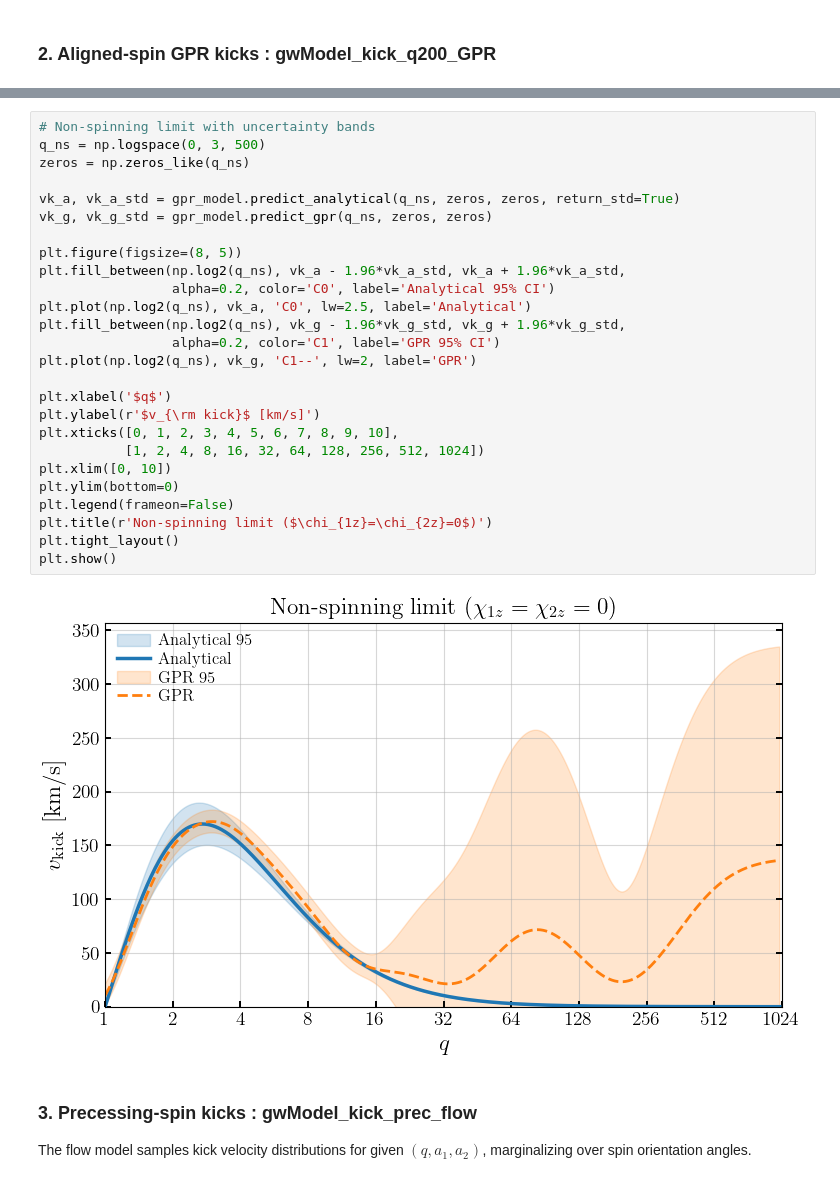
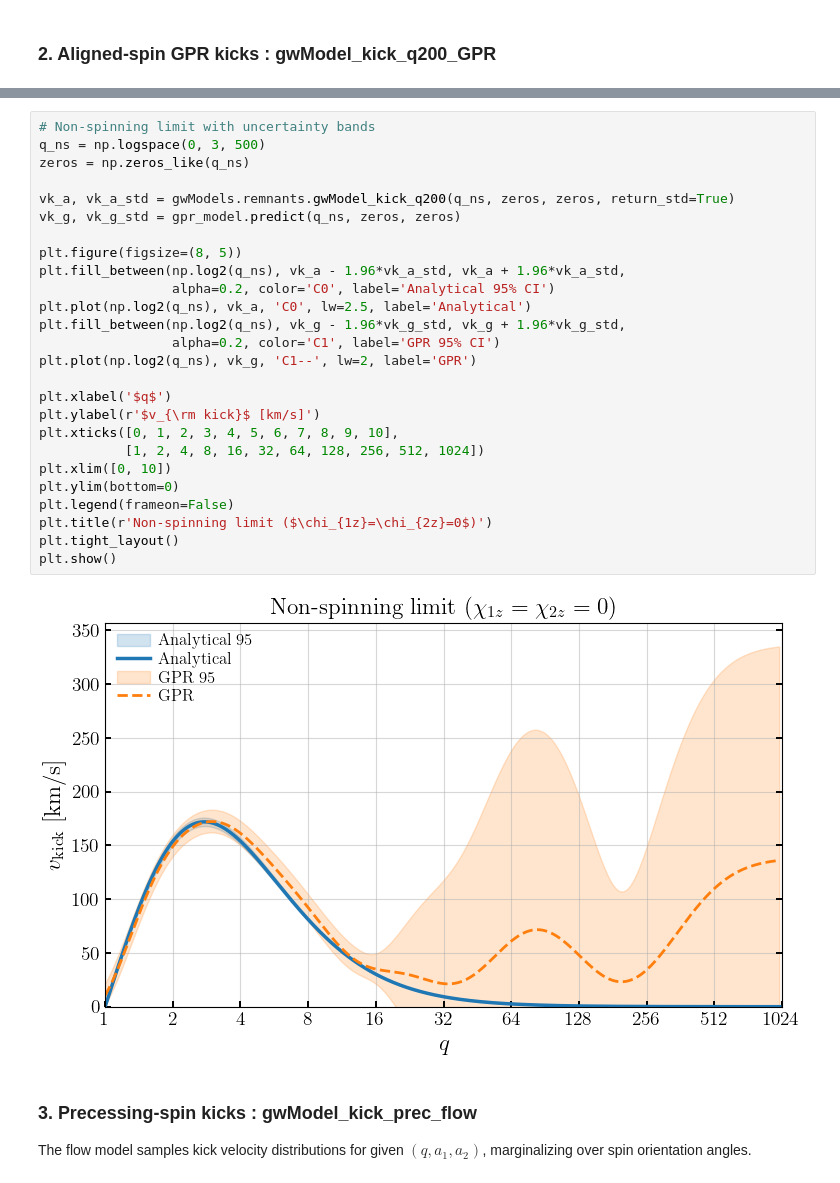
Before and after one commit to tousifislam/gwModels, a Jupyter notebook: tutorials/5_1_gwModels_kicks.ipynb, the cells around one changed output, grey strips where cells are left out. Drawn from its saved outputs; the diff is of its cells as text.

```diff
--- a/tutorials/5_1_gwModels_kicks.ipynb
+++ b/tutorials/5_1_gwModels_kicks.ipynb
@@ -129,31 +128,31 @@ plt.show()
 # %%
 # Non-spinning limit with uncertainty bands
 q_ns = np.logspace(0, 3, 500)
 zeros = np.zeros_like(q_ns)
 
-vk_a, vk_a_std = gpr_model.predict_analytical(q_ns, zeros, zeros, return_std=True)
-vk_g, vk_g_std = gpr_model.predict_gpr(q_ns, zeros, zeros)
+vk_a, vk_a_std = gwModels.remnants.gwModel_kick_q200(q_ns, zeros, zeros, return_std=True)
+vk_g, vk_g_std = gpr_model.predict(q_ns, zeros, zeros)
 
 plt.figure(figsize=(8, 5))
 plt.fill_between(np.log2(q_ns), vk_a - 1.96*vk_a_std, vk_a + 1.96*vk_a_std,
                  alpha=0.2, color='C0', label='Analytical 95% CI')
 plt.plot(np.log2(q_ns), vk_a, 'C0', lw=2.5, label='Analytical')
 plt.fill_between(np.log2(q_ns), vk_g - 1.96*vk_g_std, vk_g + 1.96*vk_g_std,
                  alpha=0.2, color='C1', label='GPR 95% CI')
 plt.plot(np.log2(q_ns), vk_g, 'C1--', lw=2, label='GPR')
 
 plt.xlabel('$q$')
 plt.ylabel(r'$v_{\rm kick}$ [km/s]')
 plt.xticks([0, 1, 2, 3, 4, 5, 6, 7, 8, 9, 10],
            [1, 2, 4, 8, 16, 32, 64, 128, 256, 512, 1024])
 plt.xlim([0, 10])
 plt.ylim(bottom=0)
 plt.legend(frameon=False)
 plt.title(r'Non-spinning limit ($\chi_{1z}=\chi_{2z}=0$)')
 plt.tight_layout()
 plt.show()
 # %% [output]
-[figure, old version]
+[figure, new version]
 # %% [markdown]
 ### 3. Precessing-spin kicks : gwModel_kick_prec_flow
 
```
Also changed, not shown: parts of 6 cells of this notebook, 2 other files.
